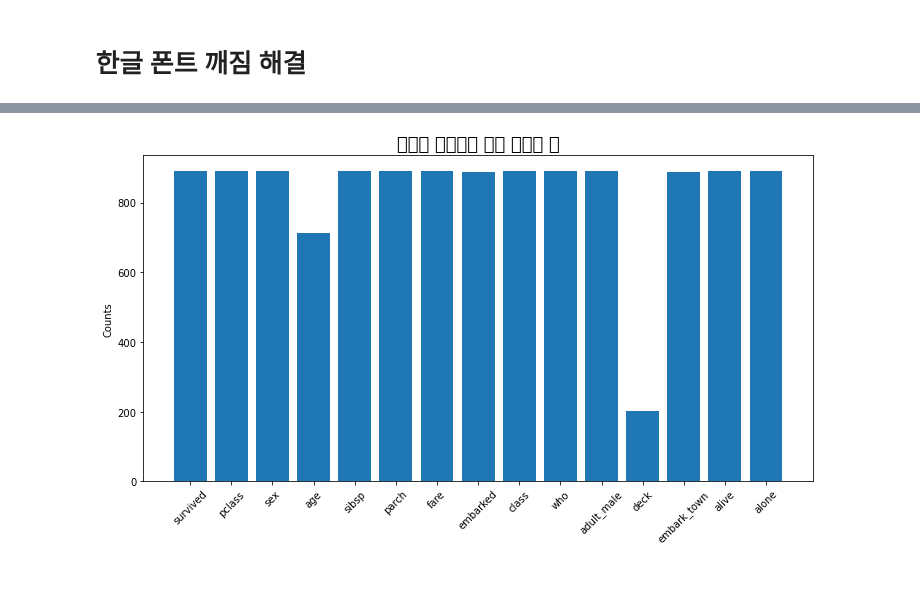
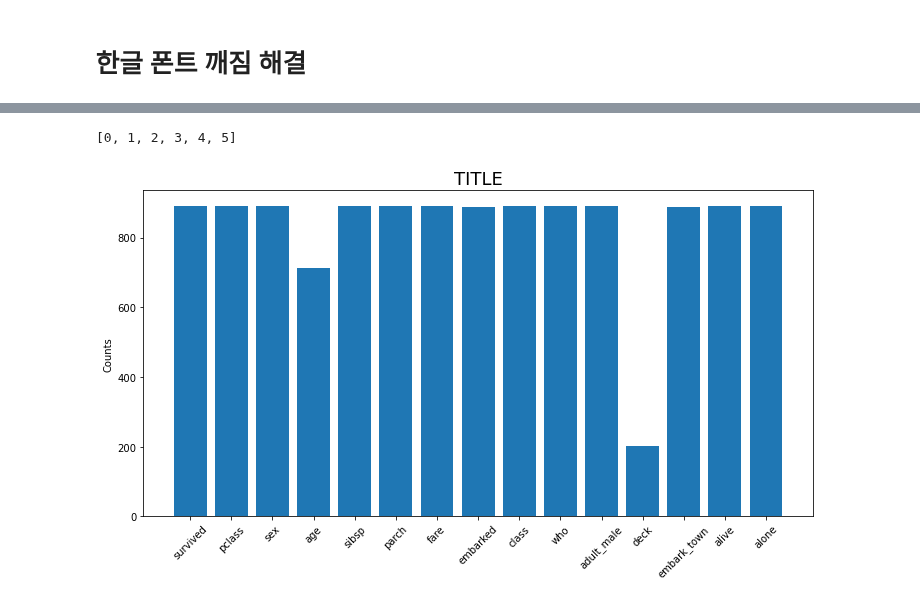
Before and after one commit to LamuneGitHub/A001_Python_Test, a Jupyter notebook: summery_plot.ipynb, the cells around one changed output, grey strips where cells are left out. Saved outputs shown, nothing was run; the diff lists cells and outputs as text; code cells hidden in the pictures.

```diff
--- a/summery_plot.ipynb
+++ b/summery_plot.ipynb
@@ -21,7 +33,8 @@ import seaborn as sns
 # %%
 # 한글 폰트 설정
 
-# plt.style.use('ggplot')
-# font = {'size': 12,
-#         'family': 'NanumBarunGothic'}
-# mpl.rc('font', **font)
+plt.style.use('ggplot')
+font = {'size': 12,
+        #'family': 'NanumBarunGothic'}
+        'family': 'D2Coding'}
+mpl.rc('font', **font)
@@ -28,12 +66,19 @@ import seaborn as sns
+# %%
+xtick_label_position
+# %% [output]
+[0, 1, 2, 3, 4, 5]
 # %%
 df = sns.load_dataset('titanic')
+temp = df.notna().sum()
 
-temp = df.notna().sum()
-plt.figure(figsize=(12, 6))
-plt.bar(x=temp.index, height=temp)
-plt.title('특성별 결측치가 아닌 값들의 수', fontsize=18)
-plt.ylabel('Counts')
-plt.xticks(rotation=45)
-plt.show()
+plt.figure(figsize=(12, 6));
+plt.bar(x=temp.index, height=temp);
+
+
+plt.title('TITLE', fontsize=18);
+plt.ylabel('Counts');
+
+plt.xticks(rotation=45); # 글자 45도
+plt.show();
 # %% [output]
-[figure, old version]
+[figure, new version]
```
Also changed, not shown: parts of 10 cells of this notebook, 10 other files.
